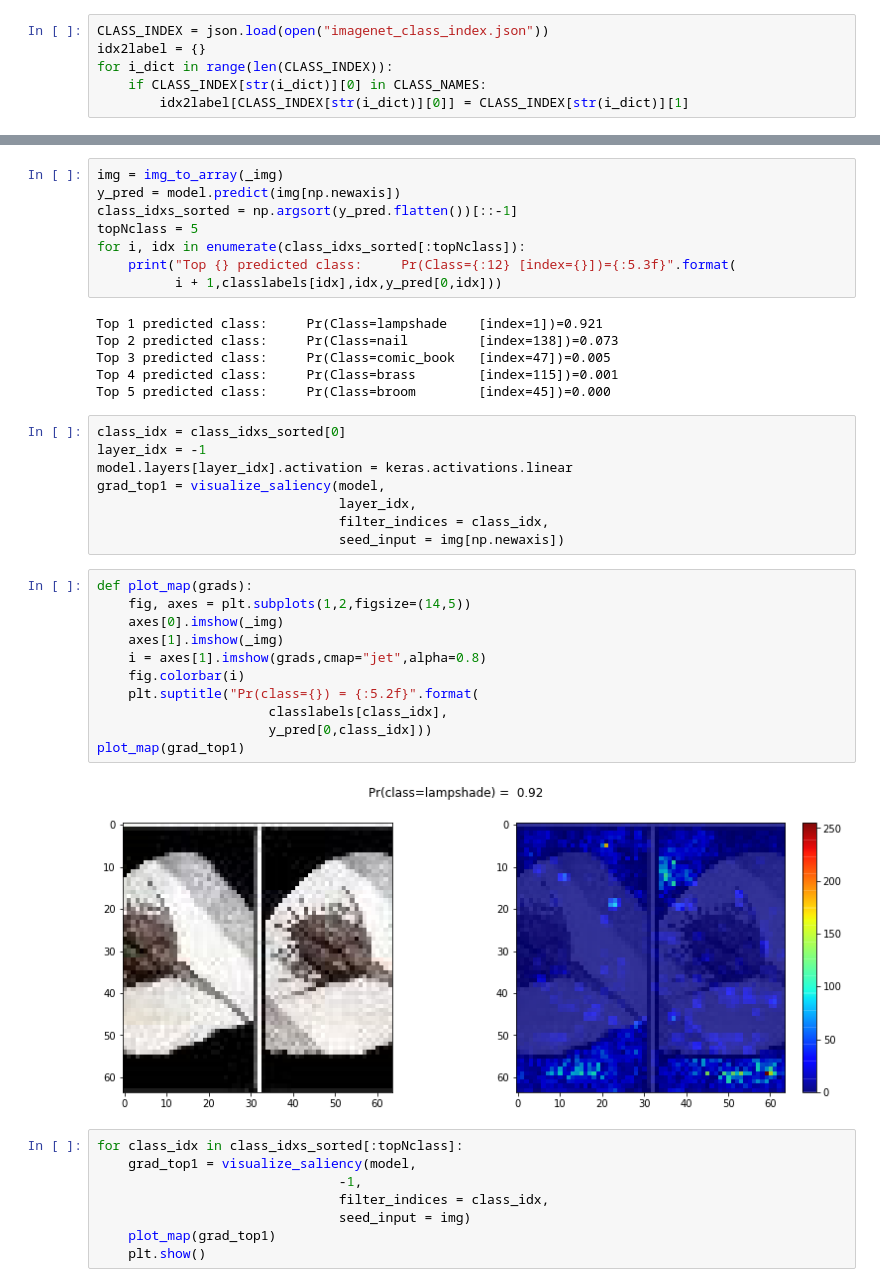
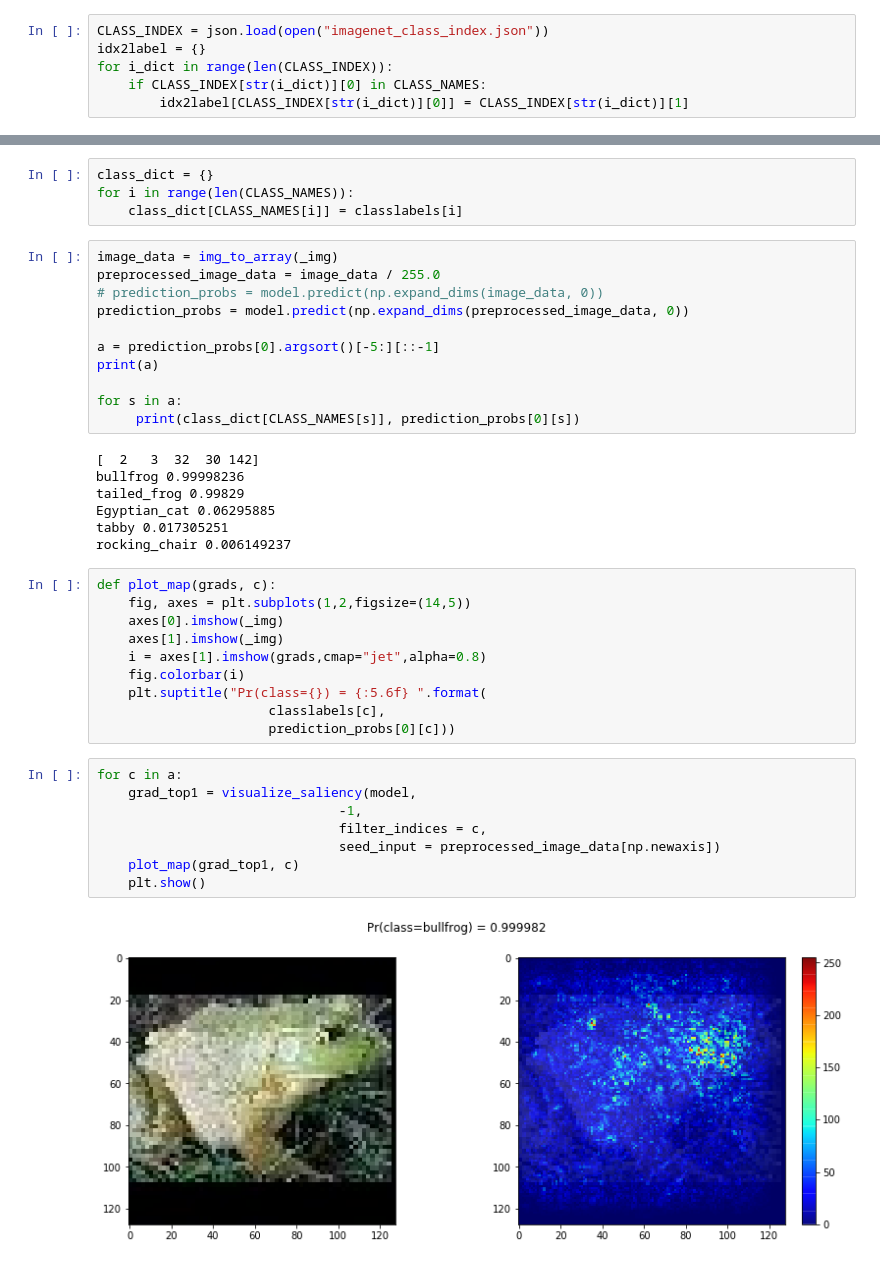
Before and after one commit to abhi1345/cs-182-final-project, a Jupyter notebook: CS182-Spring2020-Vision-Project/Visualization.ipynb, the cells around one changed output, grey strips where cells are left out. Saved outputs shown, nothing was run; the diff lists cells and outputs as text.

Commit message:
fixed saliency

```diff
--- a/CS182-Spring2020-Vision-Project/Visualization.ipynb
+++ b/CS182-Spring2020-Vision-Project/Visualization.ipynb
@@ -117,43 +106,42 @@ classlabels
-# %%
-img = img_to_array(_img)
-y_pred = model.predict(img[np.newaxis])
-class_idxs_sorted = np.argsort(y_pred.flatten())[::-1]
-topNclass = 5
-for i, idx in enumerate(class_idxs_sorted[:topNclass]):
-    print("Top {} predicted class:     Pr(Class={:12} [index={}])={:5.3f}".format(
-          i + 1,classlabels[idx],idx,y_pred[0,idx]))
-# %% [output]
-Top 1 predicted class:     Pr(Class=lampshade    [index=1])=0.921
-Top 2 predicted class:     Pr(Class=nail         [index=138])=0.073
-Top 3 predicted class:     Pr(Class=comic_book   [index=47])=0.005
-Top 4 predicted class:     Pr(Class=brass        [index=115])=0.001
-Top 5 predicted class:     Pr(Class=broom        [index=45])=0.000
-# %%
-class_idx = class_idxs_sorted[0]
-layer_idx = -1
-model.layers[layer_idx].activation = keras.activations.linear
-grad_top1 = visualize_saliency(model,
-                               layer_idx,
-                               filter_indices = class_idx,
-                               seed_input = img[np.newaxis])
+# %%
+class_dict = {}
+for i in range(len(CLASS_NAMES)):
+    class_dict[CLASS_NAMES[i]] = classlabels[i]
+# %%
+image_data = img_to_array(_img)
+preprocessed_image_data = image_data / 255.0
+# prediction_probs = model.predict(np.expand_dims(image_data, 0))
+prediction_probs = model.predict(np.expand_dims(preprocessed_image_data, 0))
+
+a = prediction_probs[0].argsort()[-5:][::-1]
+print(a)
+
+for s in a:
+     print(class_dict[CLASS_NAMES[s]], prediction_probs[0][s])
+# %% [output]
+[  2   3  32  30 142]
+bullfrog 0.99998236
+tailed_frog 0.99829
+Egyptian_cat 0.06295885
+tabby 0.017305251
+rocking_chair 0.006149237
 # %%
-def plot_map(grads):
+def plot_map(grads, c):
     fig, axes = plt.subplots(1,2,figsize=(14,5))
     axes[0].imshow(_img)
     axes[1].imshow(_img)
     i = axes[1].imshow(grads,cmap="jet",alpha=0.8)
     fig.colorbar(i)
-    plt.suptitle("Pr(class={}) = {:5.2f}".format(
-                      classlabels[class_idx],
-                      y_pred[0,class_idx]))
-plot_map(grad_top1)
+    plt.suptitle("Pr(class={}) = {:5.6f} ".format(
+                      classlabels[c],
+                      prediction_probs[0][c]))
-# %% [output]
-[figure, removed]
 # %%
-for class_idx in class_idxs_sorted[:topNclass]:
+for c in a:
     grad_top1 = visualize_saliency(model,
                                -1,
-                               filter_indices = class_idx,
-                               seed_input = img)
-    plot_map(grad_top1)
+                               filter_indices = c,
+                               seed_input = preprocessed_image_data[np.newaxis])
+    plot_map(grad_top1, c)
     plt.show()
+# %% [output]
+[figure, added]
```
Also changed, not shown: parts of 12 cells of this notebook.
